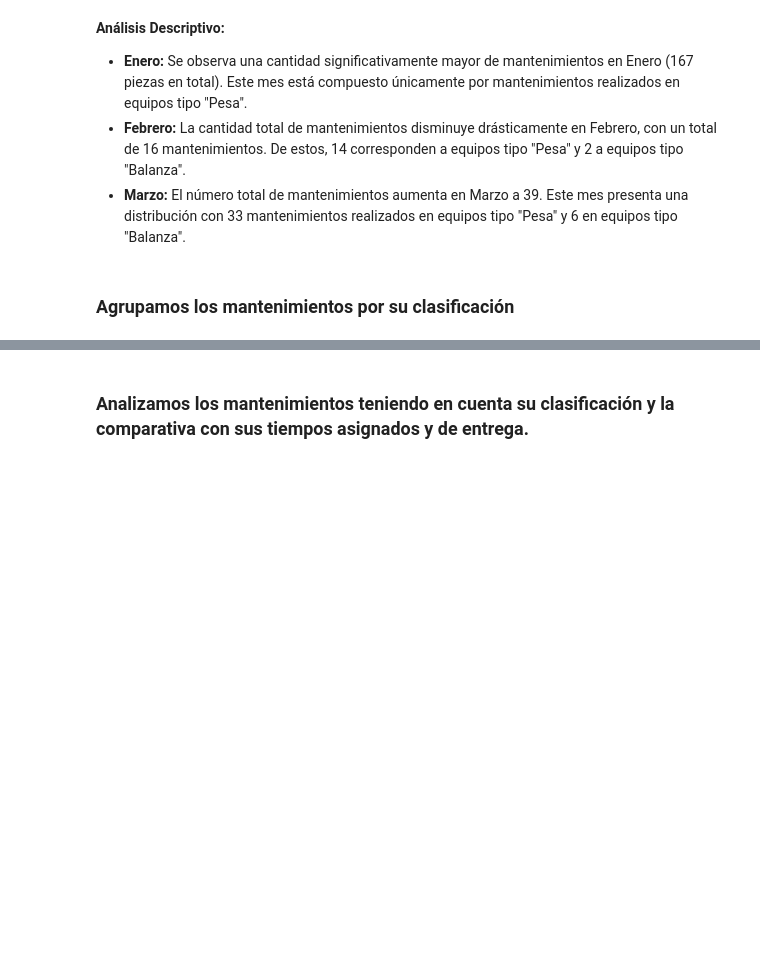
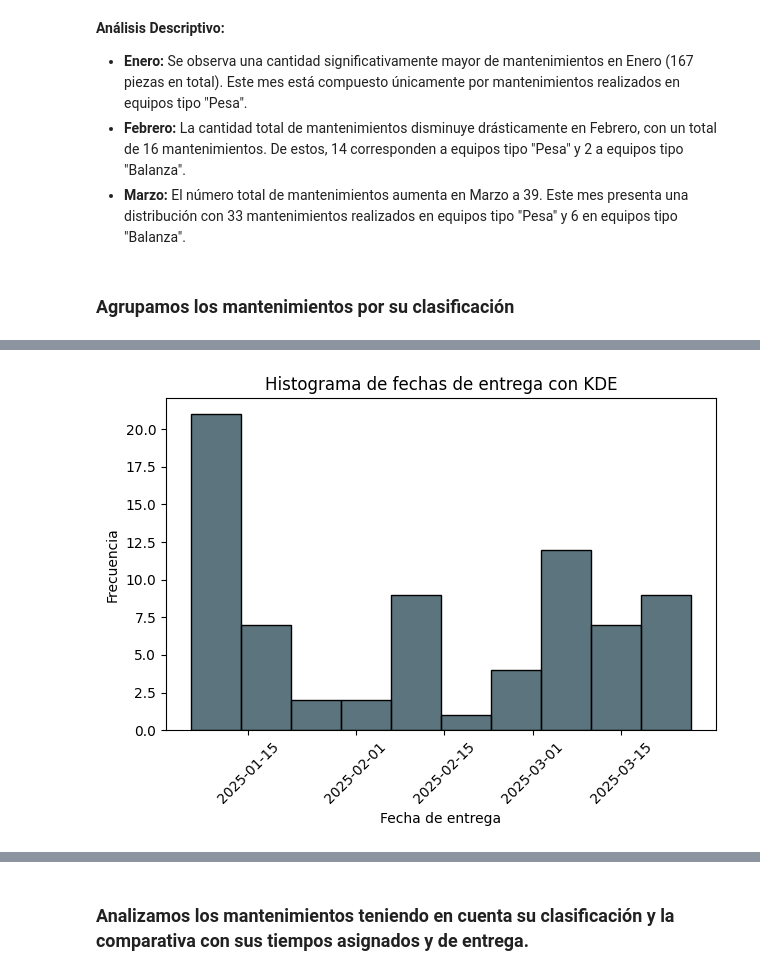
Before and after one commit to MiguelOscar-Insco/data-INSCO-hub, a Jupyter notebook: notebooks/mod_tecnico/lab_temperatura.ipynb, the cells around one changed output, grey strips where cells are left out. Saved outputs shown, nothing was run; the diff lists cells and outputs as text; code cells hidden in the pictures; blank space fills up the shorter version.

```diff
--- a/notebooks/mod_tecnico/lab_temperatura.ipynb
+++ b/notebooks/mod_tecnico/lab_temperatura.ipynb
@@ -517,0 +652,3 @@ fig.show()
+# %%
+sitio = temp[temp['service_location'] == 'SITIO']
+sitio.head()
@@ -517,0 +725,10 @@ fig.show()
+# %%
+sitio['mes'] = pd.to_datetime(sitio['delivery_date']).dt.month_name(locale='es')
+
+sit_per_month = (sitio.groupby('mes').agg(
+    so=('so', 'nunique'),
+    rep_number=('report_number', 'count'),
+    avg_delv_time=('delivery_time', 'mean')
+    )
+)
+sit_per_month
@@ -536,0 +1005,19 @@ Name: report_number, dtype: int64
+# %%
+sns.histplot(
+    data=sitio,
+    x='delivery_date',
+    bins=10,
+    #rwidth=0.9,
+    color='#264653',
+    edgecolor='black',
+    #kde=True
+)
+
+plt.xticks(rotation=45)
+plt.xlabel('Fecha de entrega')
+plt.ylabel('Frecuencia')
+plt.title('Histograma de fechas de entrega con KDE')
+plt.tight_layout()
+plt.show()
+# %% [output]
+[figure, added]
```
Also changed, not shown: parts of 84 cells of this notebook, 1 other file.
